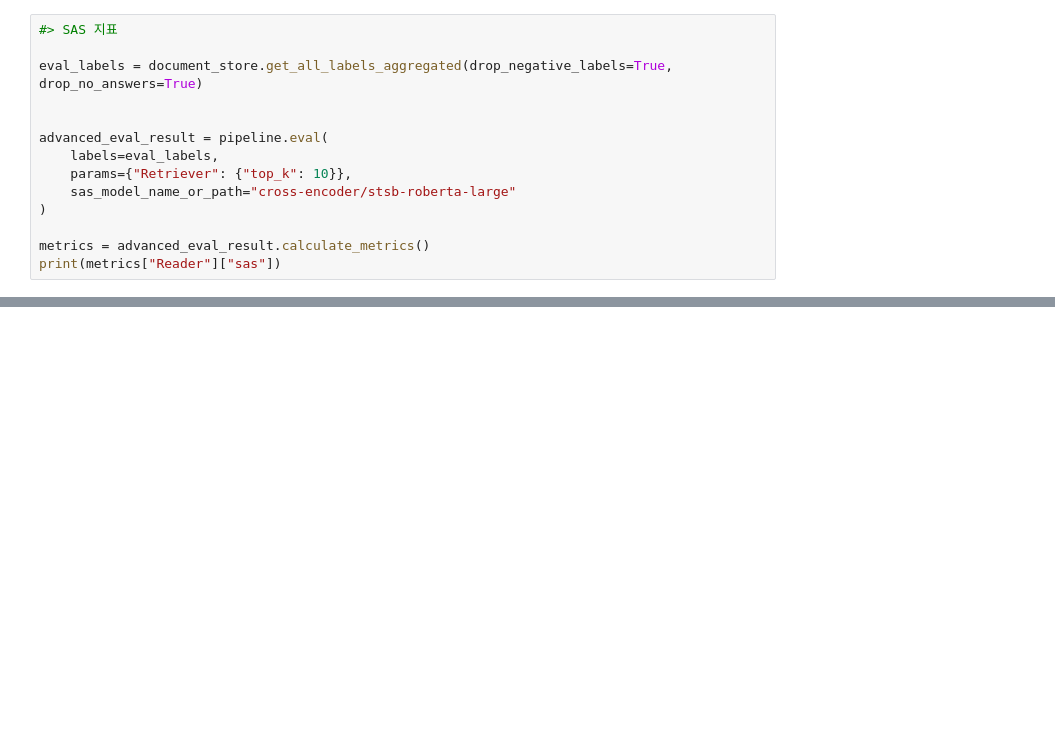
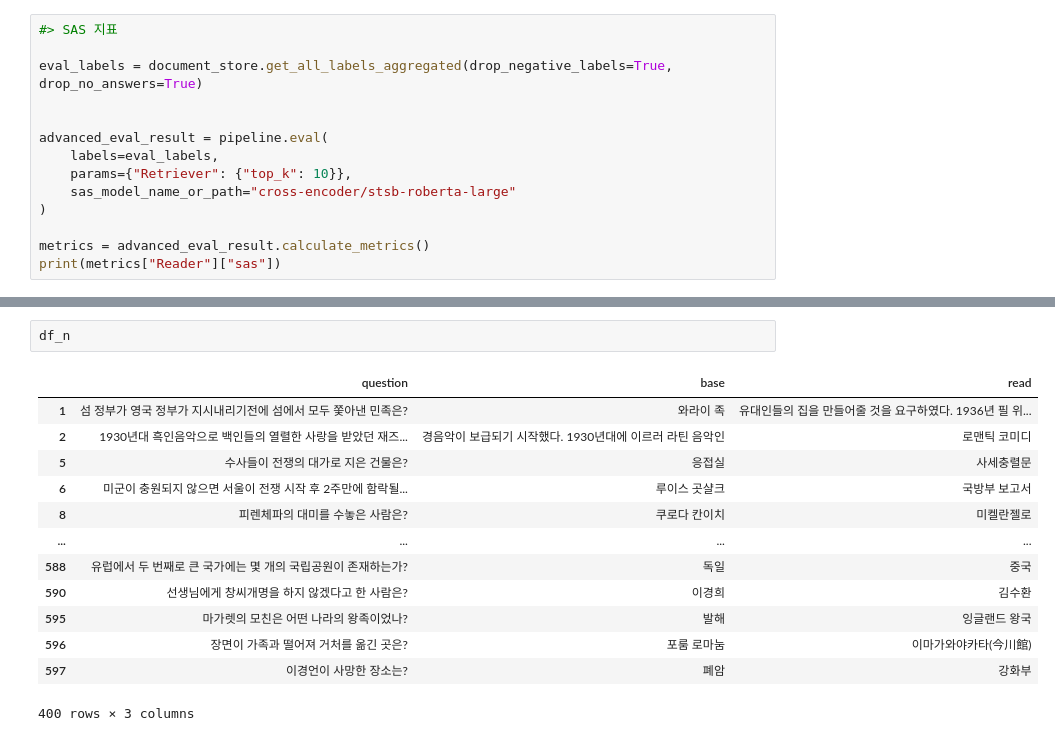
Before and after one commit to boostcampaitech5/level2_nlp_mrc-nlp-01, a Jupyter notebook: code/pipeline_analysis.ipynb, the cells around one changed output, grey strips where cells are left out. Cells and saved outputs as stored; diff of their text form; blank space fills up the shorter version.

```diff
--- a/code/pipeline_analysis.ipynb
+++ b/code/pipeline_analysis.ipynb
@@ -79,0 +151,16 @@ print(metrics["Reader"]["sas"])
+# %%
+df_n
+# %% [output]
+|  | question | base | read |
+| 1 | 섬 정부가 영국 정부가 지시내리기전에 섬에서 모두 쫓아낸 민족은? | 와라이 족 | 유대인들의 집을 만들어줄 것을 요구하였다. 1936년 필 위... |
+| 2 | 1930년대 흑인음악으로 백인들의 열렬한 사랑을 받았던 재즈... | 경음악이 보급되기 시작했다. 1930년대에 이르러 라틴 음악인 | 로맨틱 코미디 |
+| 5 | 수사들이 전쟁의 대가로 지은 건물은? | 응접실 | 사세충렬문 |
+| 6 | 미군이 충원되지 않으면 서울이 전쟁 시작 후 2주만에 함락될... | 루이스 곳샬크 | 국방부 보고서 |
+| 8 | 피렌체파의 대미를 수놓은 사람은? | 쿠로다 칸이치 | 미켈란젤로 |
+| ... | ... | ... | ... |
+| 588 | 유럽에서 두 번째로 큰 국가에는 몇 개의 국립공원이 존재하는가? | 독일 | 중국 |
+| 590 | 선생님에게 창씨개명을 하지 않겠다고 한 사람은? | 이경희 | 김수환 |
+| 595 | 마가렛의 모친은 어떤 나라의 왕족이었나? | 발해 | 잉글랜드 왕국 |
+| 596 | 장면이 가족과 떨어져 거처를 옮긴 곳은? | 포룸 로마눔 | 이마가와야카타(今川館) |
+| 597 | 이경언이 사망한 장소는? | 폐암 | 강화부 |
+400 rows × 3 columns
```
Also changed, not shown: parts of 14 cells of this notebook, 3 other files.
